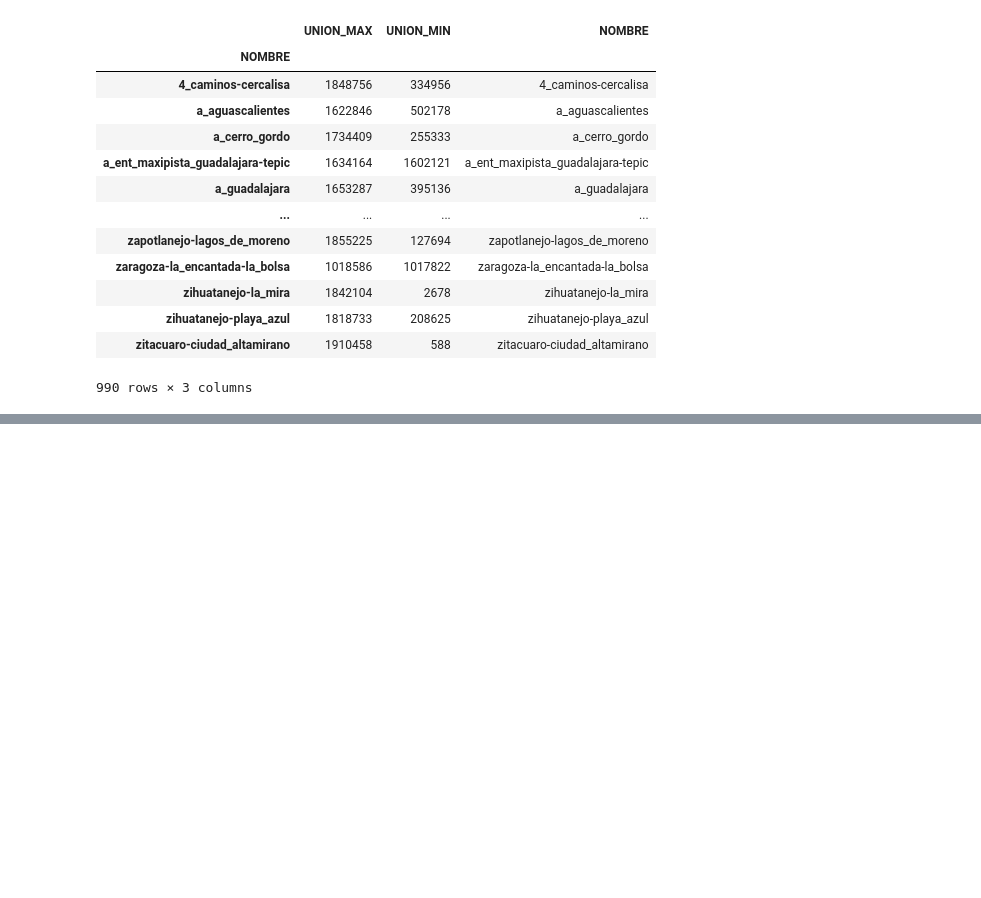
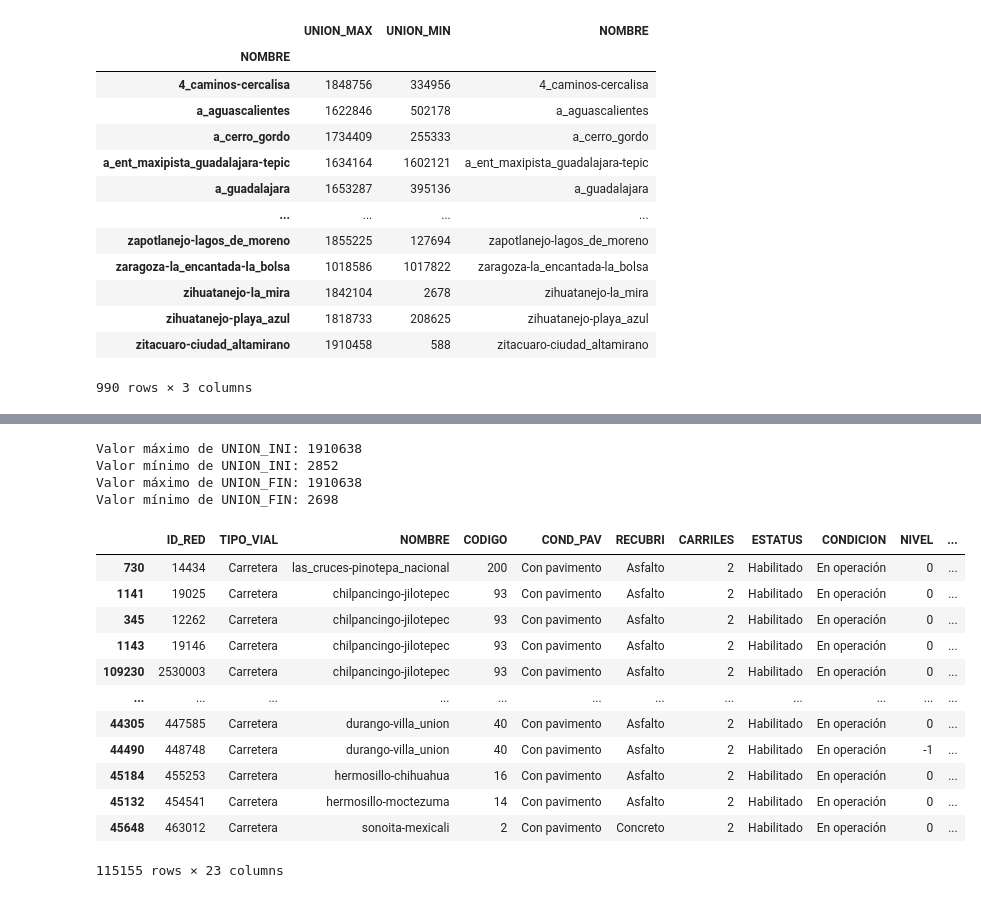
Before and after one commit to JorgeICS/Primeos_Analisis_Geopandas, a Jupyter notebook: nodos_ciclo.ipynb, the cells around one changed output, grey strips where cells are left out. Cells and saved outputs as stored; diff of their text form; code cells hidden in the pictures; blank space fills up the shorter version.

```diff
--- a/nodos_ciclo.ipynb
+++ b/nodos_ciclo.ipynb
@@ -244,0 +250,20 @@ CF_INI_FIN
+# %%
+# prompt: MAXIMO Y MINIMO VALOR DE UNION_INI Y UNION_FIN
+
+# Encuentra el valor máximo y mínimo de 'UNION_INI'
+max_union_ini = sin_ID_sorted['UNION_INI'].max()
+min_union_ini = sin_ID_sorted['UNION_INI'].min()
+
+# Encuentra el valor máximo y mínimo de 'UNION_FIN'
+max_union_fin = sin_ID_sorted['UNION_FIN'].max()
+min_union_fin = sin_ID_sorted['UNION_FIN'].min()
+
+print("Valor máximo de UNION_INI:", max_union_ini)
+print("Valor mínimo de UNION_INI:", min_union_ini)
+print("Valor máximo de UNION_FIN:", max_union_fin)
+print("Valor mínimo de UNION_FIN:", min_union_fin)
+# %% [output]
+Valor máximo de UNION_INI: 1910638
+Valor mínimo de UNION_INI: 2852
+Valor máximo de UNION_FIN: 1910638
+Valor mínimo de UNION_FIN: 2698
@@ -244,0 +272,16 @@ CF_INI_FIN
+# %%
+CF_con_ID_sorted
+# %% [output]
+|  | ID_RED | TIPO_VIAL | NOMBRE | CODIGO | COND_PAV | RECUBRI | CARRILES | ESTATUS | CONDICION | NIVEL | ... |
+| 730 | 14434 | Carretera | las_cruces-pinotepa_nacional | 200 | Con pavimento | Asfalto | 2 | Habilitado | En operación | 0 | ... |
+| 1141 | 19025 | Carretera | chilpancingo-jilotepec | 93 | Con pavimento | Asfalto | 2 | Habilitado | En operación | 0 | ... |
+| 345 | 12262 | Carretera | chilpancingo-jilotepec | 93 | Con pavimento | Asfalto | 2 | Habilitado | En operación | 0 | ... |
+| 1143 | 19146 | Carretera | chilpancingo-jilotepec | 93 | Con pavimento | Asfalto | 2 | Habilitado | En operación | 0 | ... |
+| 109230 | 2530003 | Carretera | chilpancingo-jilotepec | 93 | Con pavimento | Asfalto | 2 | Habilitado | En operación | 0 | ... |
+| ... | ... | ... | ... | ... | ... | ... | ... | ... | ... | ... | ... |
+| 44305 | 447585 | Carretera | durango-villa_union | 40 | Con pavimento | Asfalto | 2 | Habilitado | En operación | 0 | ... |
+| 44490 | 448748 | Carretera | durango-villa_union | 40 | Con pavimento | Asfalto | 2 | Habilitado | En operación | -1 | ... |
+| 45184 | 455253 | Carretera | hermosillo-chihuahua | 16 | Con pavimento | Asfalto | 2 | Habilitado | En operación | 0 | ... |
+| 45132 | 454541 | Carretera | hermosillo-moctezuma | 14 | Con pavimento | Asfalto | 2 | Habilitado | En operación | 0 | ... |
+| 45648 | 463012 | Carretera | sonoita-mexicali | 2 | Con pavimento | Concreto | 2 | Habilitado | En operación | 0 | ... |
+115155 rows × 23 columns
```
Also changed, not shown: parts of 16 cells of this notebook.
